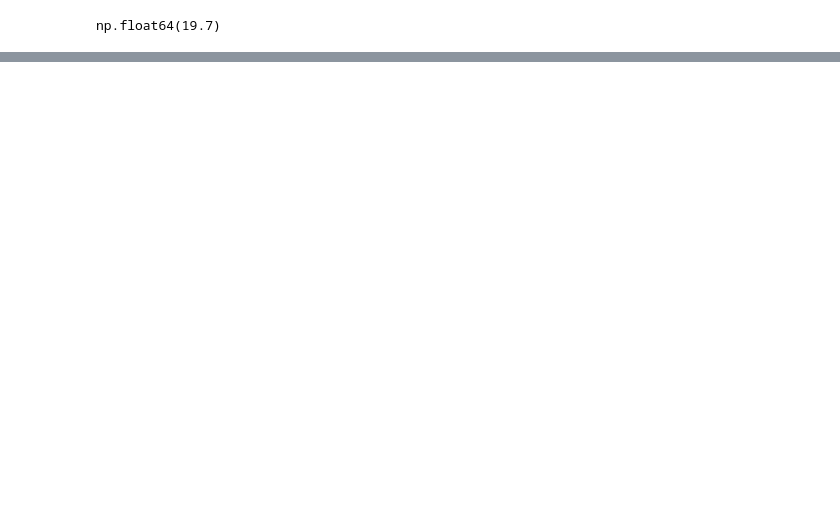
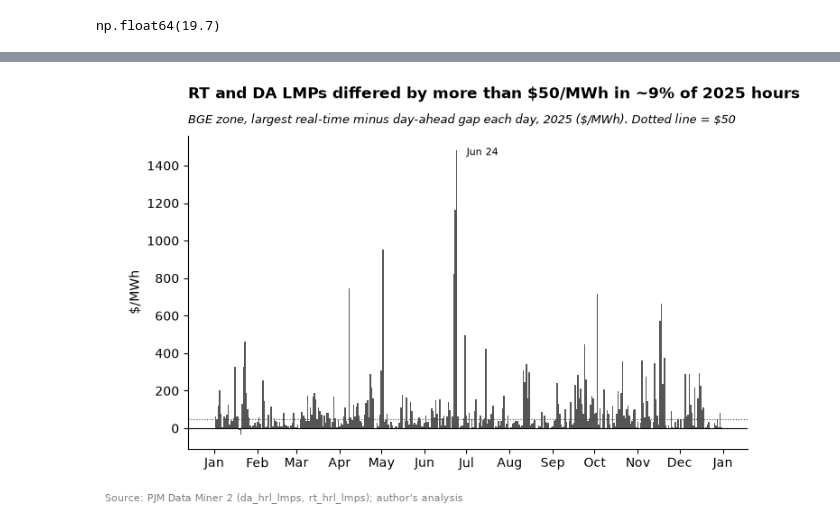
Before and after one commit to simeonparker0-cmyk/bge-storage-value, a Jupyter notebook: notebooks/02_exhibits.ipynb, the cells around one changed output, grey strips where cells are left out. Saved outputs shown, nothing was run; the diff lists cells and outputs as text; code cells hidden in the pictures; blank space fills up the shorter version.

```diff
--- a/notebooks/02_exhibits.ipynb
+++ b/notebooks/02_exhibits.ipynb
@@ -114,0 +355,8 @@ np.float64(19.7)
+# %%
+# Hour-by-hour RT minus DA at BGE, matched on UTC timestamp
+hourly_diff = bge_rt_lmps - bge_da_lmps
+
+assert len(hourly_diff) == 8760, f"Expected 8,760 hours, got {len(hourly_diff)}"
+assert hourly_diff.isna().sum() == 0, "Some hours didn't match between RT and DA"
+
+hourly_diff.describe()
@@ -114,0 +404,43 @@ np.float64(19.7)
+# %%
+# Generating table to visualize findings
+import matplotlib.dates as mdates
+
+# Convert to Eastern time so the x-axis follows the local calendar
+hourly_diff_ept = hourly_diff.tz_convert("America/New_York")
+
+# Largest RT-minus-DA gap each day (365 bars instead of 8,760 hourly points)
+daily_max = hourly_diff_ept.resample("D").max()
+
+fig, ax = plt.subplots(figsize=(8, 4.5))
+
+ax.bar(daily_max.index, daily_max.values, width=1, color="#555555")
+
+ax.axhline(0, color="black", linewidth=0.8)
+ax.axhline(50, color="#1f4e79", linewidth=0.8, linestyle=":")   # $50 reference line
+
+# Label the largest spike with its date
+peak = daily_max.idxmax()
+ax.annotate(f"{peak:%b %d}", xy=(peak, daily_max.max()),
+            xytext=(8, -4), textcoords="offset points", fontsize=8)
+
+# Month labels on the x-axis (locator and formatter both in Eastern time)
+ax.xaxis.set_major_locator(mdates.MonthLocator(tz=hourly_diff_ept.index.tz))
+ax.xaxis.set_major_formatter(mdates.DateFormatter("%b", tz=hourly_diff_ept.index.tz))
+
+ax.set_ylabel("$/MWh")
+
+ax.set_title("RT and DA LMPs differed by more than \\$50/MWh in ~9% of 2025 hours",
+             loc="left", fontweight="bold", pad=30)
+ax.text(0, 1.04, "BGE zone, largest real-time minus day-ahead gap each day, 2025 (\\$/MWh). Dotted line = \\$50",
+        transform=ax.transAxes, fontsize=9, fontstyle="italic")
+
+fig.text(0.01, -0.02, "Source: PJM Data Miner 2 (da_hrl_lmps, rt_hrl_lmps); author's analysis",
+         fontsize=8, color="gray")
+
+ax.spines[["top", "right"]].set_visible(False)
+
+fig.savefig("../exhibits/03_bge_rt_minus_da_hourly.png", dpi=300, bbox_inches="tight")
+fig.savefig("../exhibits/03_bge_rt_minus_da_hourly.svg", bbox_inches="tight")
+plt.show()
+# %% [output]
+[figure, added]
```
Also changed, not shown: parts of 34 cells of this notebook, 7 other files.
